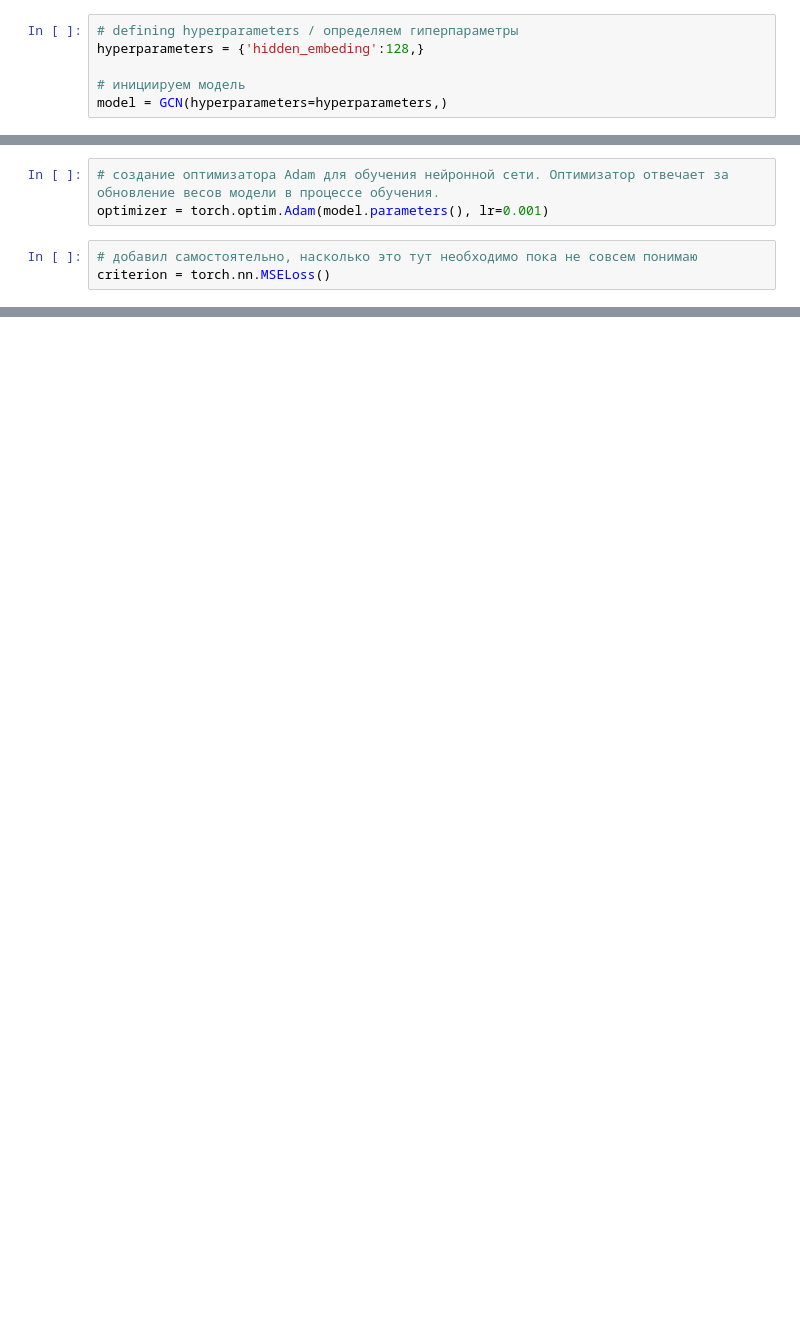
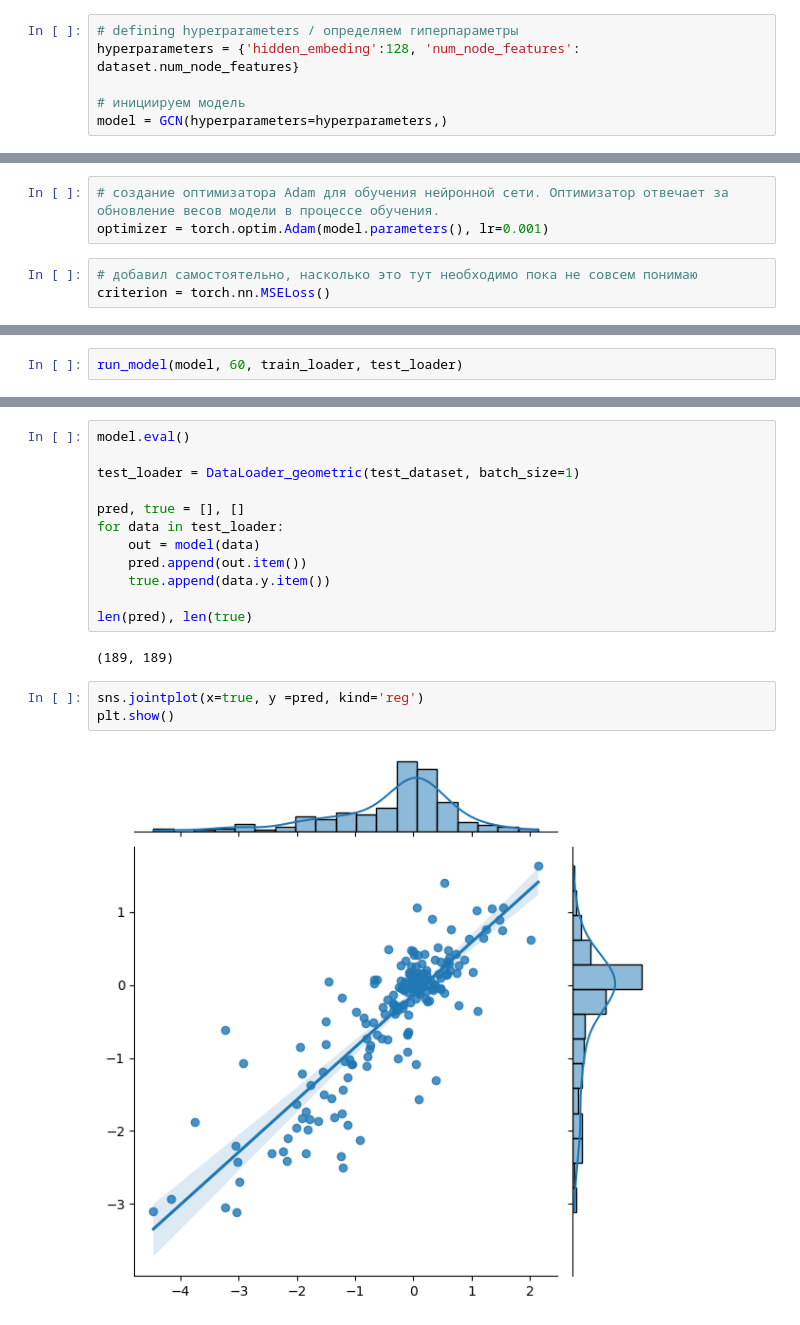
Before and after one commit to NikLaz25/GNN_for_materials_1, a Jupyter notebook: 01_formation_energy_prediction.ipynb, the cells around one changed output, grey strips where cells are left out. Drawn from its saved outputs; the diff is of its cells as text; blank space fills up the shorter version.

```diff
--- a/01_formation_energy_prediction.ipynb
+++ b/01_formation_energy_prediction.ipynb
@@ -183,6 +189,6 @@ DataBatch(x=[7912, 5], y=[189, 1], pos=[7912, 3], lattice=[189, 9], edge_index=[
 # %%
 # defining hyperparameters / определяем гиперпараметры
-hyperparameters = {'hidden_embeding':128,}
+hyperparameters = {'hidden_embeding':128, 'num_node_features': dataset.num_node_features}
 
 # инициируем модель
 model = GCN(hyperparameters=hyperparameters,)
@@ -285,0 +288,2 @@ def run_model(model, epochs, train_loader, test_loader):
+# %%
+run_model(model, 60, train_loader, test_loader)
@@ -285,0 +310,19 @@ def run_model(model, epochs, train_loader, test_loader):
+# %%
+model.eval()
+
+test_loader = DataLoader_geometric(test_dataset, batch_size=1)
+
+pred, true = [], []
+for data in test_loader:
+    out = model(data)
+    pred.append(out.item())
+    true.append(data.y.item())
+
+len(pred), len(true)
+# %% [output]
+(189, 189)
+# %%
+sns.jointplot(x=true, y =pred, kind='reg')
+plt.show()
+# %% [output]
+[figure, added]
```
Also changed, not shown: parts of 25 cells of this notebook, 2 other files.
